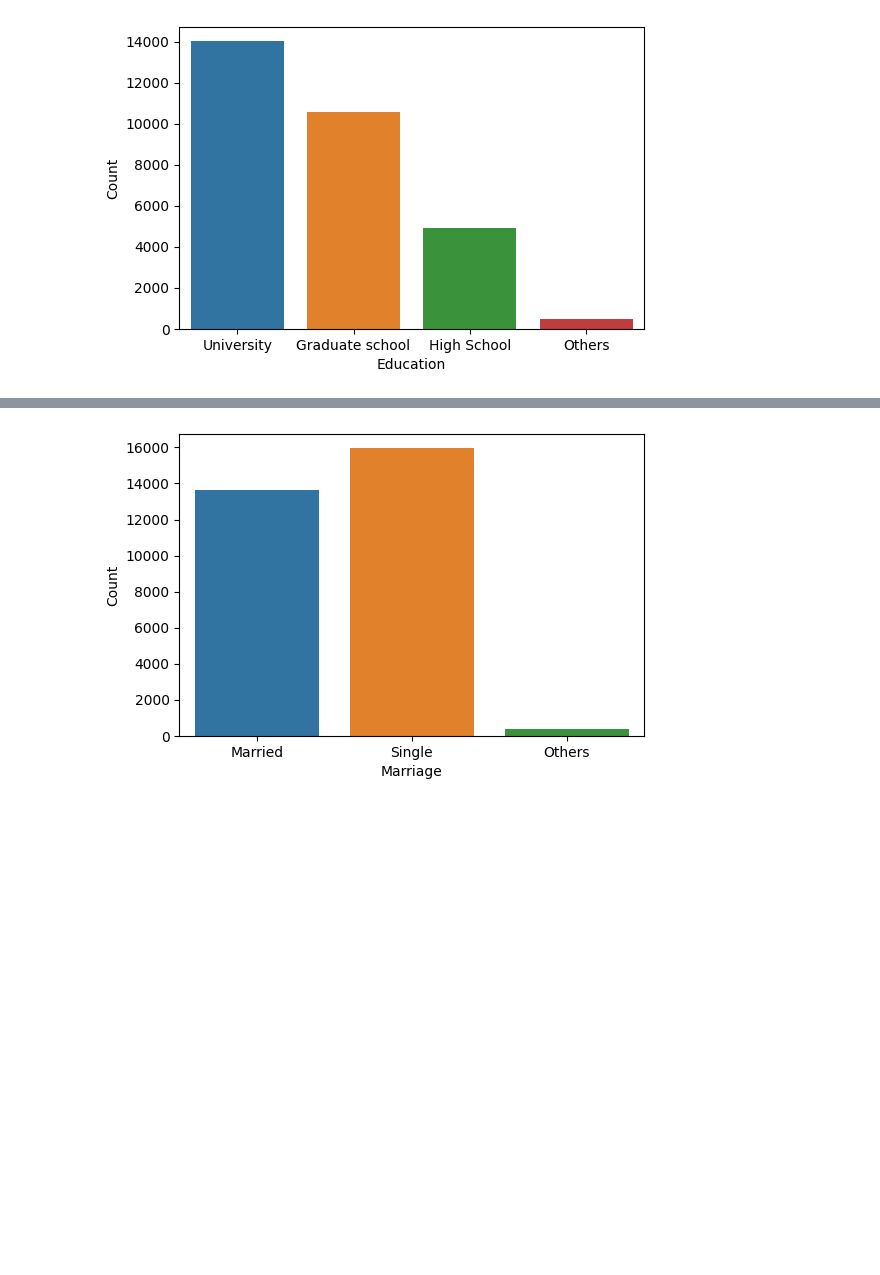
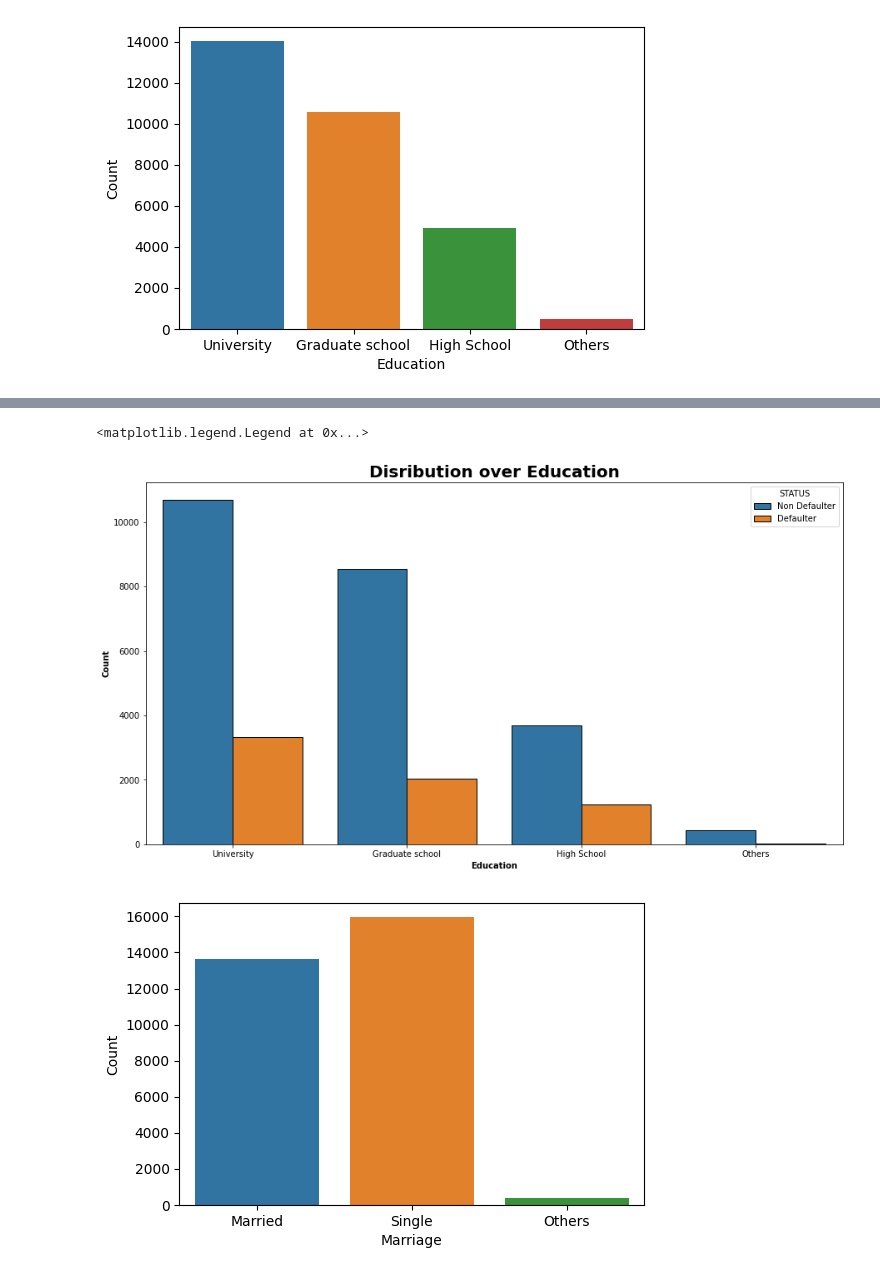
Before and after one commit to bharath967/Credit-Card-Default-Prediction, a Jupyter notebook: Credit_Card_Default_Prediction_Capstone_Project.ipynb, the cells around one changed output, grey strips where cells are left out. Cells and saved outputs as stored; diff of their text form; code cells hidden in the pictures; blank space fills up the shorter version.

```diff
--- a/Credit_Card_Default_Prediction_Capstone_Project.ipynb
+++ b/Credit_Card_Default_Prediction_Capstone_Project.ipynb
@@ -260,3 +286,15 @@ plt.show()
+# %%
+#distribution Educated defaulter
+plt.figure(figsize=(15,8))
+
+sns.countplot(x=data['EDUCATION'], hue='default payment next month', data=data, edgecolor = 'k')
+plt.xlabel('Education',fontweight='bold')
+plt.ylabel('Count',fontweight='bold')
+plt.title('Disribution over Education', fontweight='bold',fontsize=20)
+plt.legend(title='STATUS', loc='upper right', labels=['Non Defaulter', 'Defaulter'], fontsize=10)
+# %% [output]
+<matplotlib.legend.Legend at 0x...>
+[figure, added]
 # %%
 # plotting graph to findout marriage status of records
 def marriage(x):
```
Also changed, not shown: parts of 7 cells of this notebook.
